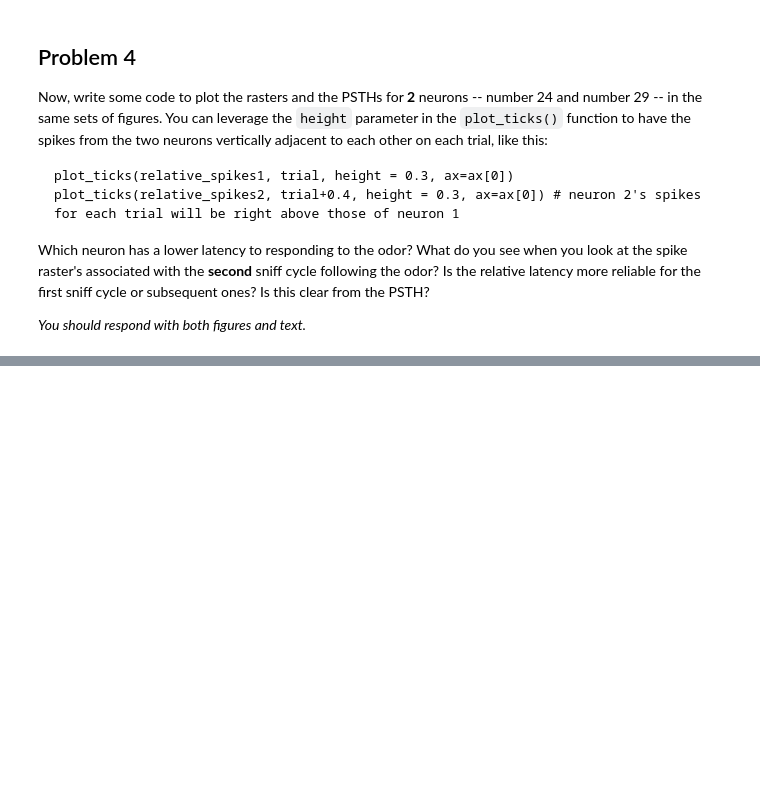
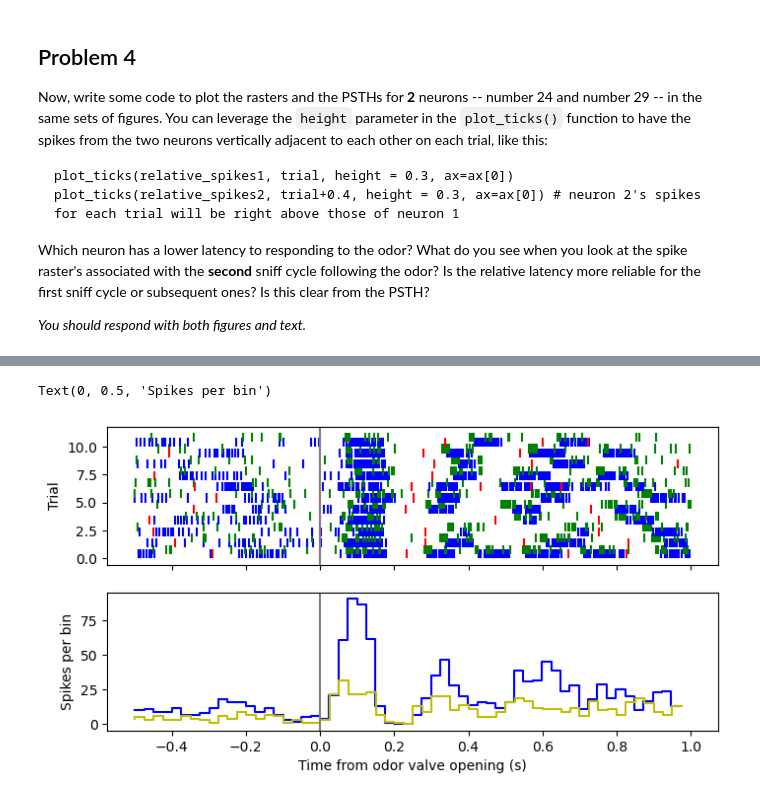
Before and after one commit to NathanNgu/elec380, a Jupyter notebook: HW1/HW1_notebook.ipynb, the cells around one changed output, grey strips where cells are left out. Cells and saved outputs as stored; diff of their text form; code cells hidden in the pictures; blank space fills up the shorter version.

```diff
--- a/HW1/HW1_notebook.ipynb
+++ b/HW1/HW1_notebook.ipynb
@@ -166,0 +297,42 @@ _You should respond with both figures and text._
+# %%
+odor = 12
+neuron1 = 24
+neuron2 = 29
+bins = 60
+
+fig, ax = plt.subplots(2,1, figsize=(8,4), sharex=True) # note that now ax is a vector of size 2
+
+all_rel_spike1 = [] # we'll use this to accumuluate
+all_rel_spike2 = [] # we'll use this to accumuluate
+
+for trial, ovt in enumerate(odor_inhalation_times[odor]): # "enumerate" takes a list and returns (index, item) for each item in the list
+
+  rel_spike1 = find_nearby_spikes(spike_times[neuron1], ovt)
+  all_rel_spike1.append(rel_spike1)
+  plot_ticks(rel_spike1, trial, ax=ax[0], colors='b') # we'll use the trial number as our y-location, so the first trial is at the bottom
+
+  rel_spike2 = find_nearby_spikes(spike_times[neuron2], ovt)
+  all_rel_spike2.append(rel_spike2)
+  plot_ticks(rel_spike2, trial+0.4, ax=ax[0], colors='g') # we'll use the trial number as our y-location, so the first trial is at the bottom
+
+
+  relative_breaths = find_nearby_spikes(inhalation_times, ovt) # find inhalation times that happen within our trial window
+  plot_ticks(relative_breaths, trial, ax=ax[0], colors='r')
+
+ax[0].axvline(0, color='gray')
+ax[0].set_ylabel('Trial')
+
+all_rel_spike1 = np.hstack(all_rel_spike1) # convert a list of numpy arrays by stacking them end to end
+hist1, edges = np.histogram(all_rel_spike1, bins) # calculate a histogram of our spiking data
+ax[1].step(edges[:-1], hist1, color='b') # plot it on the second axis, using the left end of the bin as the edges of steps
+
+all_rel_spike2 = np.hstack(all_rel_spike2) # convert a list of numpy arrays by stacking them end to end
+hist2, edges = np.histogram(all_rel_spike2, bins) # calculate a histogram of our spiking data
+ax[1].step(edges[:-1], hist2, color='y') # plot it on the second axis, using the left end of the bin as the edges of steps
+
+ax[1].axvline(0, color='gray')
+ax[1].set_xlabel('Time from odor valve opening (s)')
+ax[1].set_ylabel('Spikes per bin')
+# %% [output]
+Text(0, 0.5, 'Spikes per bin')
+[figure, added]
```
Also changed, not shown: parts of 12 cells of this notebook.
